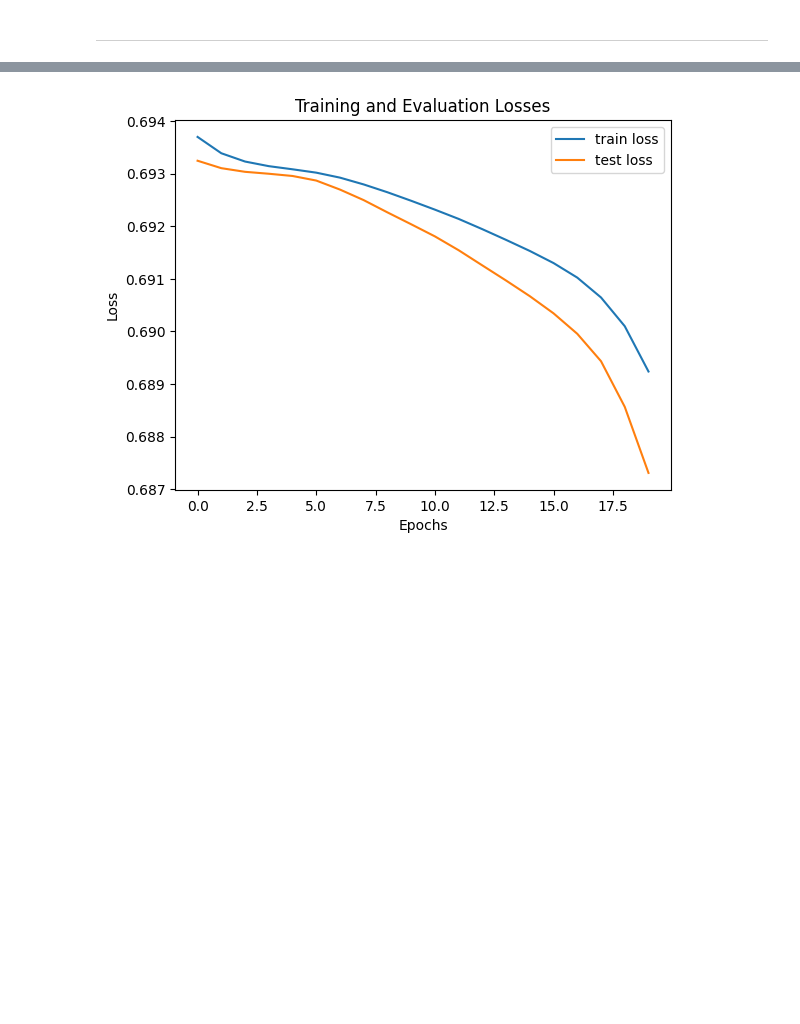
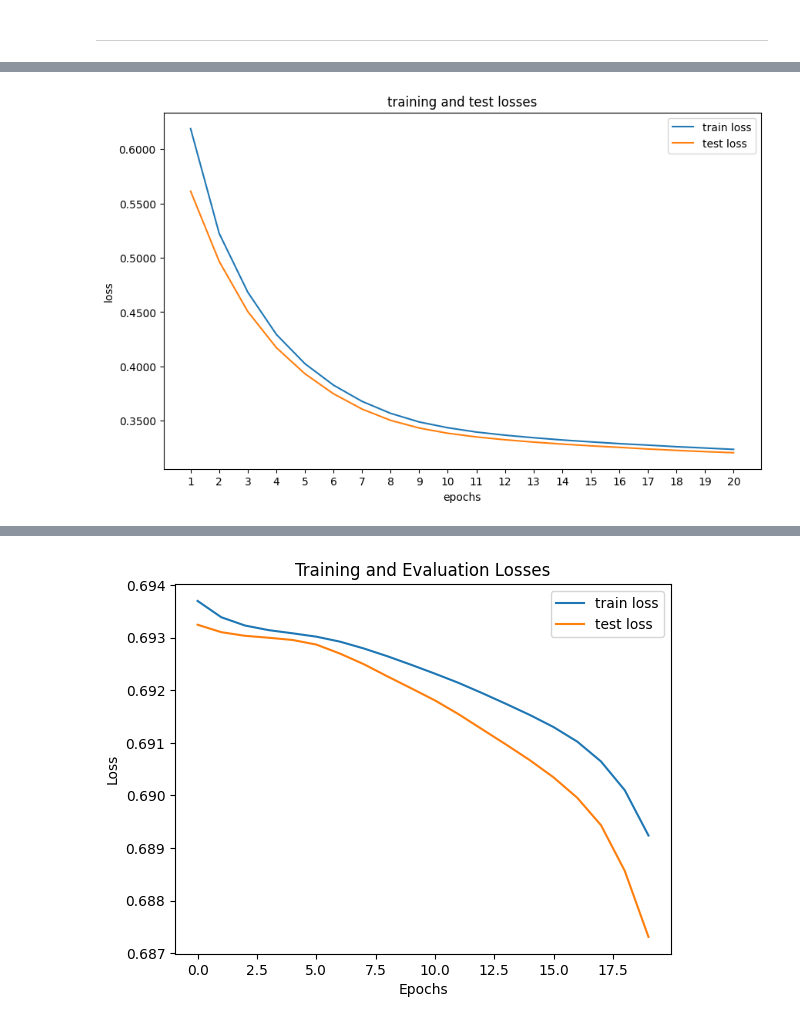
Before and after one commit to FutureGoose/OctaCycleCNN, a Jupyter notebook: exercises/w3/L07_model_capacity_and_parameters.ipynb, the cells around one changed output, grey strips where cells are left out. Saved outputs shown, nothing was run; the diff lists cells and outputs as text; code cells hidden in the pictures; blank space fills up the shorter version.

```diff
--- a/exercises/w3/L07_model_capacity_and_parameters.ipynb
+++ b/exercises/w3/L07_model_capacity_and_parameters.ipynb
@@ -410,0 +526,35 @@ test set: average loss: 0.6933, accuracy: 2448/3257 (75%)
+# %%
+# Simple Pyramid structure, gradually decrease width
+
+class Net(nn.Module):
+    def __init__(self, input_size):
+        super().__init__()
+        self.fc1 = nn.Linear(input_size, 32)
+        self.fc2 = nn.Linear(32, 16)
+        self.fc3 = nn.Linear(16, 1)
+        self.relu = nn.ReLU()
+        self.sigmoid = nn.Sigmoid()
+
+    def forward(self, x):
+        x = self.relu(self.fc1(x))
+        x = self.relu(self.fc2(x))
+        x = self.fc3(x)
+        x = self.sigmoid(x)
+        return x
+
+# initialize trainer
+trainer = ModelTrainer(
+    input_size=len(training_set[0][0]),
+    device=device,
+    batch_size=16,
+    learning_rate=0.001,
+    verbose=False
+)
+
+# train model
+trained_model = trainer.train(
+    training_set=training_set,
+    test_set=test_set,
+    num_epochs=20
+)
+# %% [output]
@@ -410,0 +581 @@ test set: average loss: 0.6933, accuracy: 2448/3257 (75%)
+[figure, added]
```
Also changed, not shown: parts of 17 cells of this notebook.
